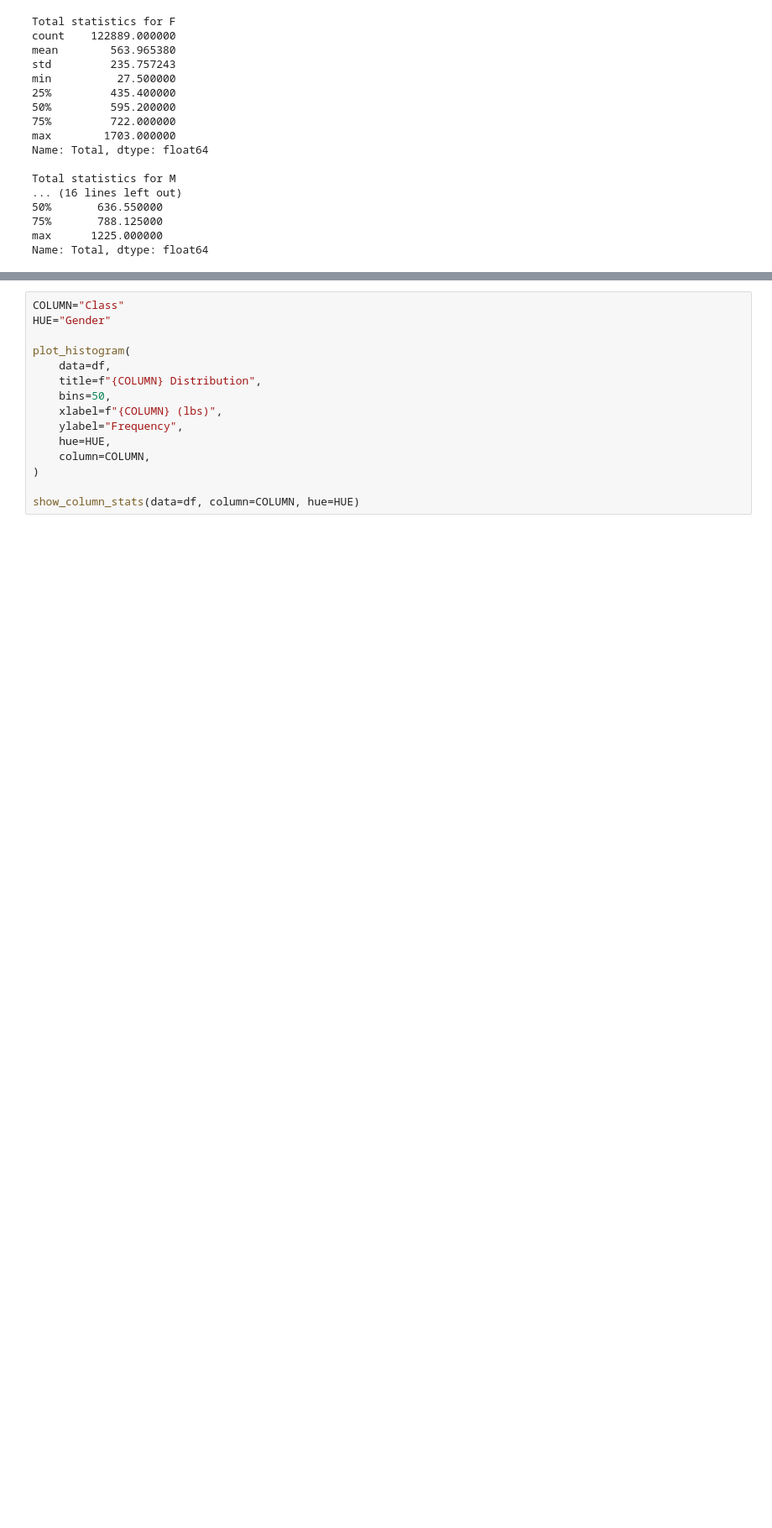
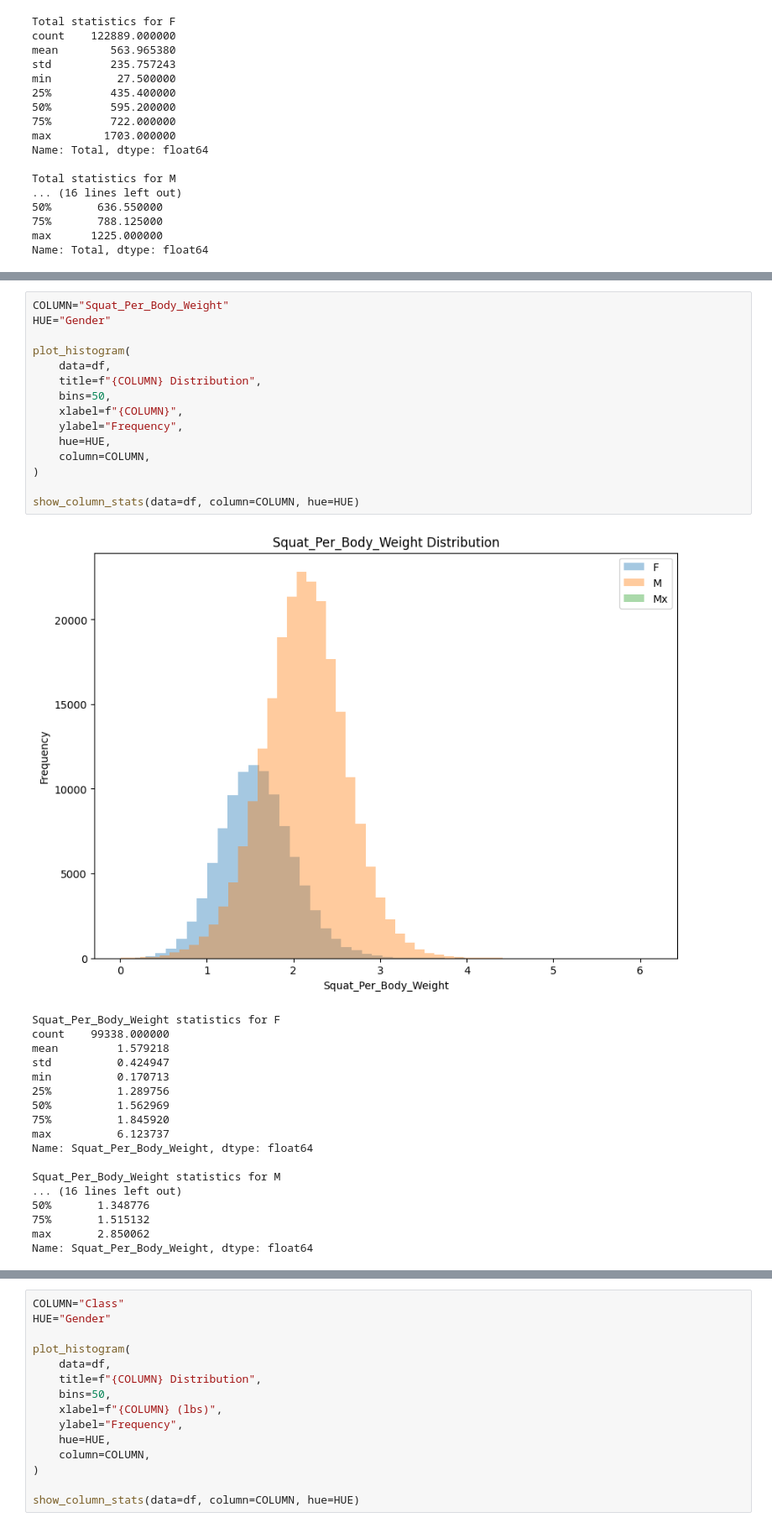
Before and after one commit to pranav142/Openpowerlifting-Database, a Jupyter notebook: notebooks/processed_EDA.ipynb, the cells around one changed output, grey strips where cells are left out. Shown at 84% size. Saved outputs shown, nothing was run; the diff lists cells and outputs as text; blank space fills up the shorter version.

```diff
--- a/notebooks/processed_EDA.ipynb
+++ b/notebooks/processed_EDA.ipynb
@@ -429,0 +501,34 @@ Name: Total, dtype: float64
+# %%
+COLUMN="Squat_Per_Body_Weight"
+HUE="Gender"
+
+plot_histogram(
+    data=df,
+    title=f"{COLUMN} Distribution",
+    bins=50,
+    xlabel=f"{COLUMN}",
+    ylabel="Frequency",
+    hue=HUE,
+    column=COLUMN,
+)
+
+show_column_stats(data=df, column=COLUMN, hue=HUE)
+# %% [output]
+[figure, added]
+Squat_Per_Body_Weight statistics for F
+count    99338.000000
+mean         1.579218
+std          0.424947
+min          0.170713
+25%          1.289756
+50%          1.562969
+75%          1.845920
+max          6.123737
+Name: Squat_Per_Body_Weight, dtype: float64
+
+Squat_Per_Body_Weight statistics for M
+... (16 lines left out)
+50%       1.348776
+75%       1.515132
+max       2.850062
+Name: Squat_Per_Body_Weight, dtype: float64
```
Also changed, not shown: parts of 17 cells of this notebook, 3 other files.
